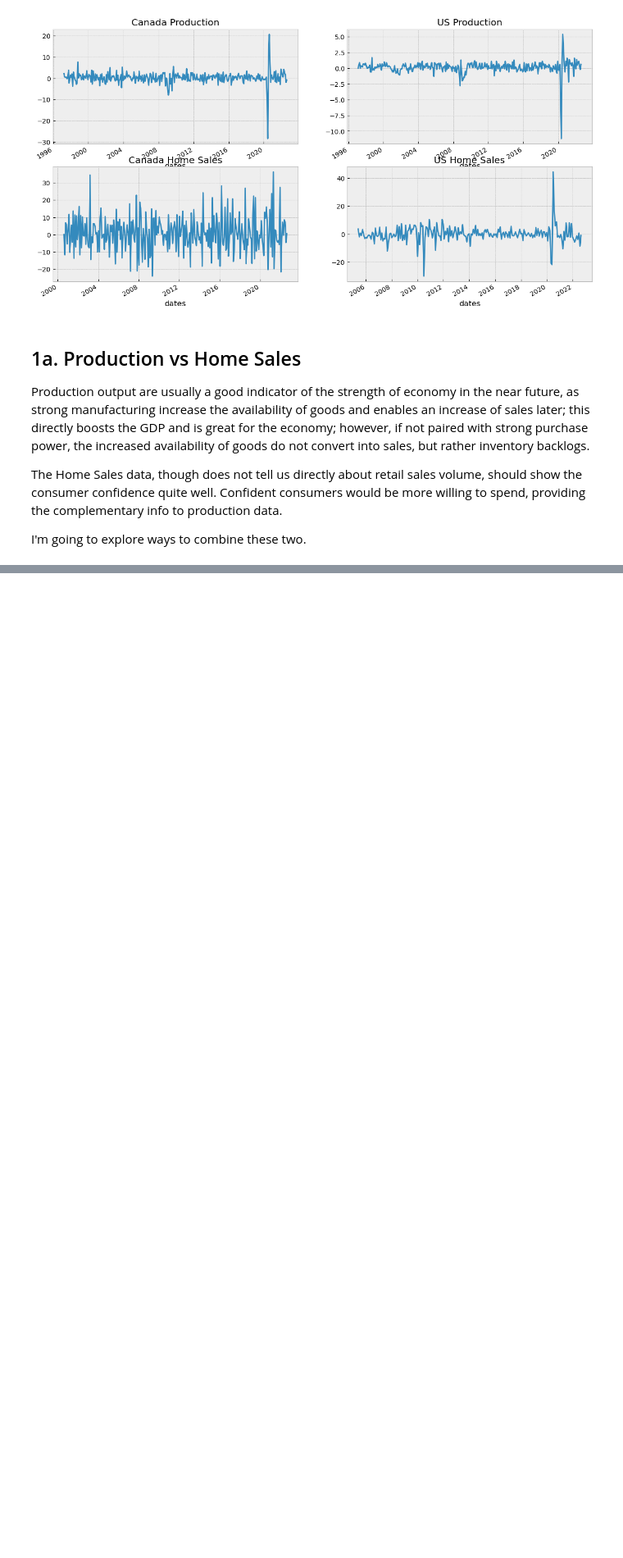
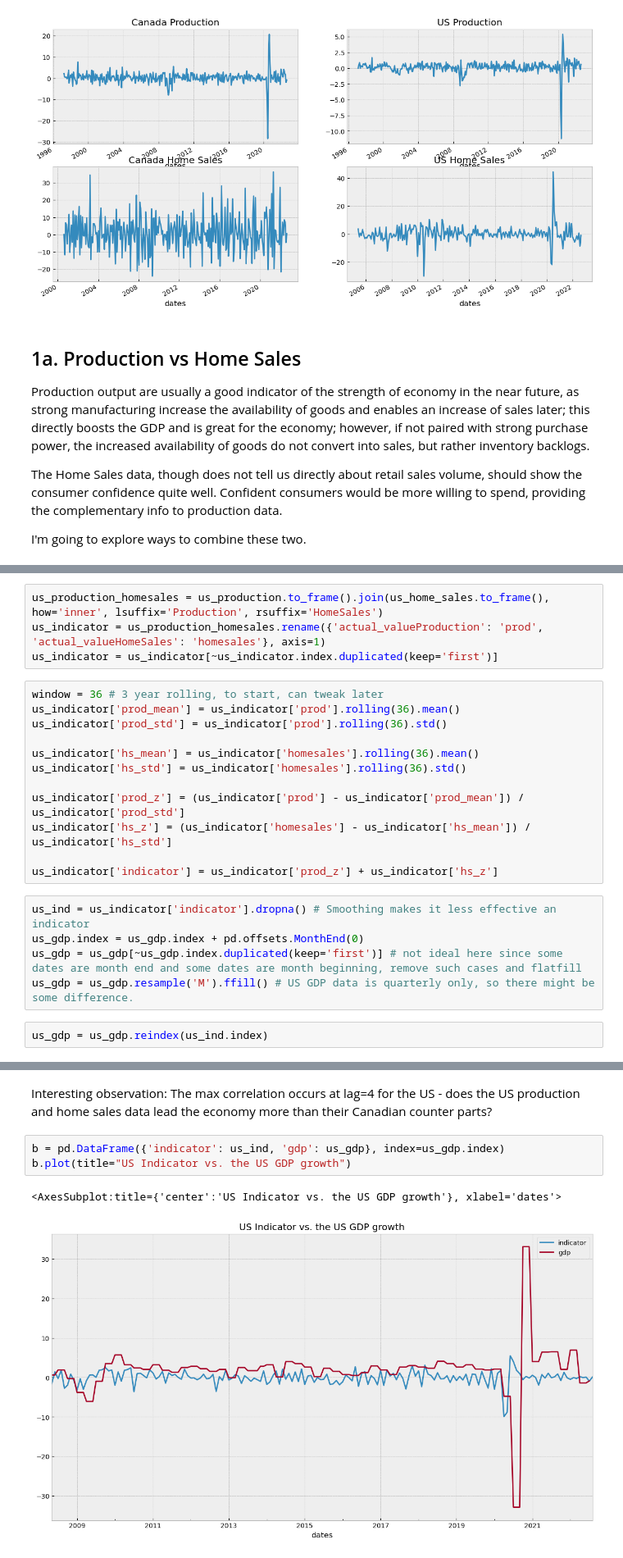
Before and after one commit to L-Dinosaur/trading_server, a Jupyter notebook: factor_research/OTPP Capital Markets Investment Analytics - Interview Project Notebook.ipynb, the cells around one changed output, grey strips where cells are left out. Shown at 82% size. Saved outputs shown, nothing was run; the diff lists cells and outputs as text; blank space fills up the shorter version.

```diff
--- a/factor_research/OTPP Capital Markets Investment Analytics - Interview Project Notebook.ipynb
+++ b/factor_research/OTPP Capital Markets Investment Analytics - Interview Project Notebook.ipynb
@@ -314,0 +425,23 @@ I'm going to explore ways to combine these two.
+# %%
+us_production_homesales = us_production.to_frame().join(us_home_sales.to_frame(), how='inner', lsuffix='Production', rsuffix='HomeSales')
+us_indicator = us_production_homesales.rename({'actual_valueProduction': 'prod', 'actual_valueHomeSales': 'homesales'}, axis=1)
+us_indicator = us_indicator[~us_indicator.index.duplicated(keep='first')]
+# %%
+window = 36 # 3 year rolling, to start, can tweak later
+us_indicator['prod_mean'] = us_indicator['prod'].rolling(36).mean()
+us_indicator['prod_std'] = us_indicator['prod'].rolling(36).std()
+
+us_indicator['hs_mean'] = us_indicator['homesales'].rolling(36).mean()
+us_indicator['hs_std'] = us_indicator['homesales'].rolling(36).std()
+
+us_indicator['prod_z'] = (us_indicator['prod'] - us_indicator['prod_mean']) / us_indicator['prod_std']
+us_indicator['hs_z'] = (us_indicator['homesales'] - us_indicator['hs_mean']) / us_indicator['hs_std']
+
+us_indicator['indicator'] = us_indicator['prod_z'] + us_indicator['hs_z']
+# %%
+us_ind = us_indicator['indicator'].dropna() # Smoothing makes it less effective an indicator
+us_gdp.index = us_gdp.index + pd.offsets.MonthEnd(0)
+us_gdp = us_gdp[~us_gdp.index.duplicated(keep='first')] # not ideal here since some dates are month end and some dates are month beginning, remove such cases and flatfill
+us_gdp = us_gdp.resample('M').ffill() # US GDP data is quarterly only, so there might be some difference.
+# %%
+us_gdp = us_gdp.reindex(us_ind.index)
@@ -314,0 +459,8 @@ I'm going to explore ways to combine these two.
+# %% [markdown]
+Interesting observation: The max correlation occurs at lag=4 for the US - does the US production and home sales data lead the economy more than their Canadian counter parts?
+# %%
+b = pd.DataFrame({'indicator': us_ind, 'gdp': us_gdp}, index=us_gdp.index)
+b.plot(title="US Indicator vs. the US GDP growth")
+# %% [output]
+<AxesSubplot:title={'center':'US Indicator vs. the US GDP growth'}, xlabel='dates'>
+[figure, added]
```
Also changed, not shown: parts of 21 cells of this notebook, 1 other file.
